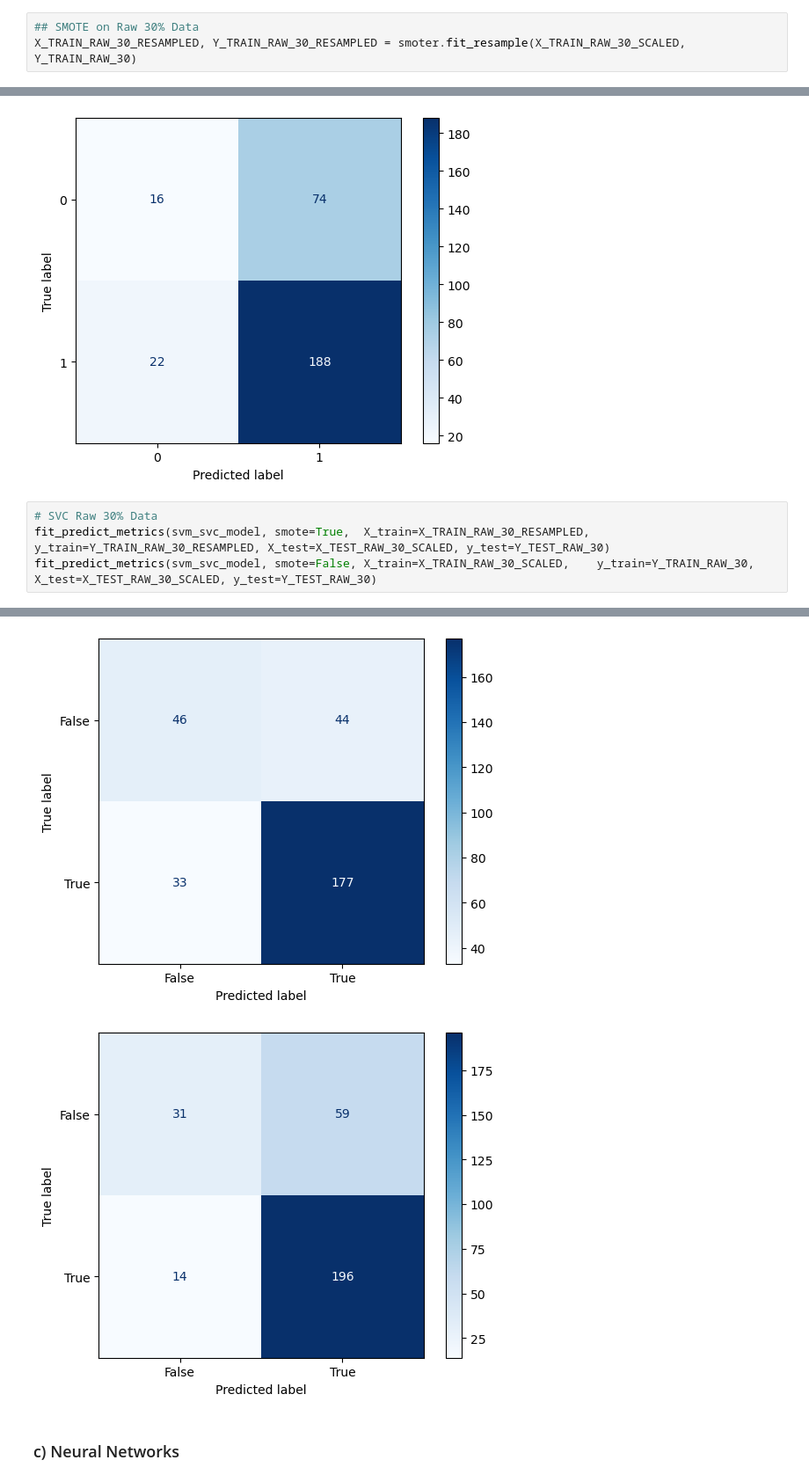
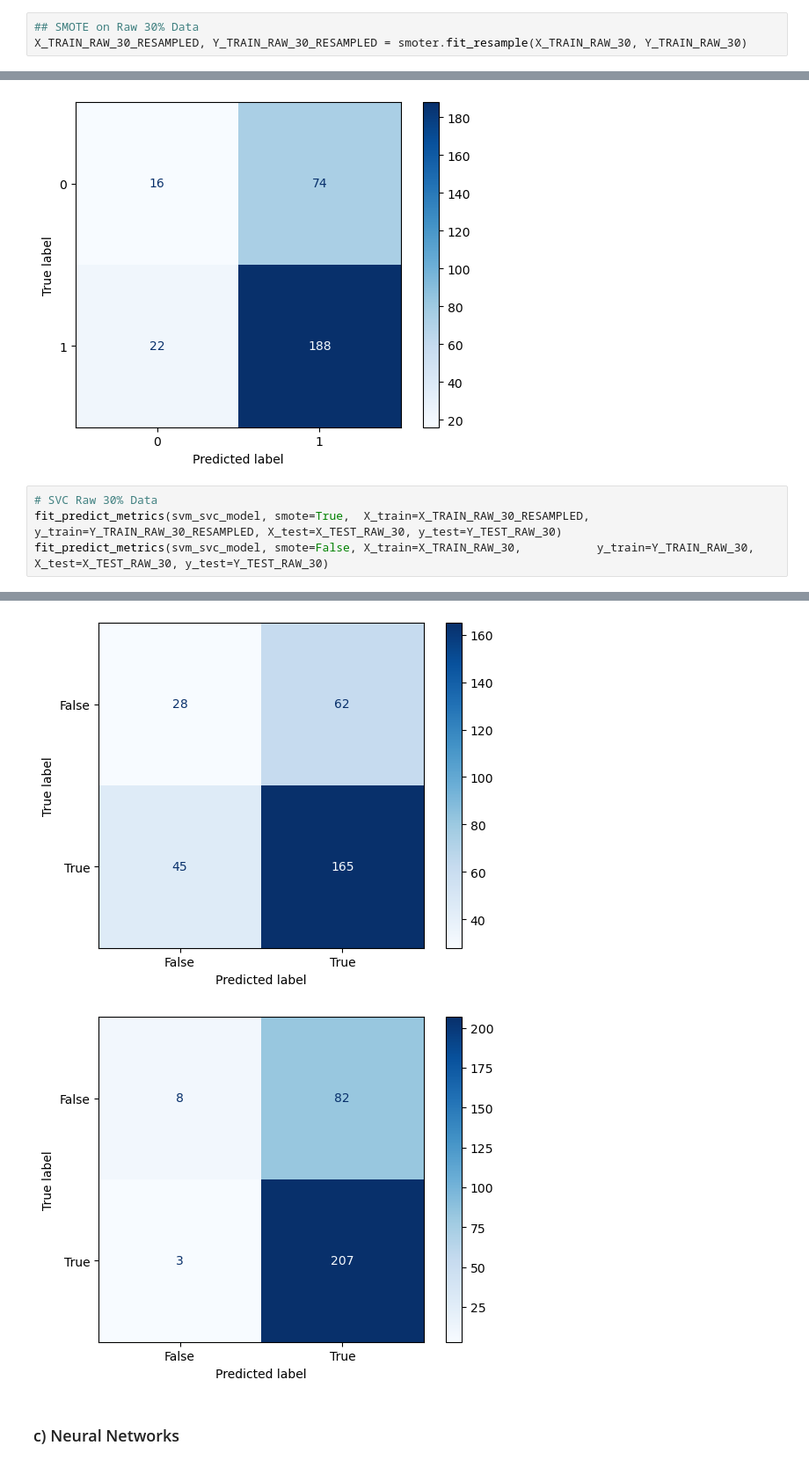
Before and after one commit to feed0/german-credit-data, a Jupyter notebook: python/src/2_fayaad_3_datamining_2_scale_sensitive_models.ipynb, the cells around one changed output, grey strips where cells are left out. Shown at 88% size. Cells and saved outputs as stored; diff of their text form.

```diff
--- a/python/src/2_fayaad_3_datamining_2_scale_sensitive_models.ipynb
+++ b/python/src/2_fayaad_3_datamining_2_scale_sensitive_models.ipynb
@@ -100,7 +102,7 @@ X_TRAIN_10_RESAMPLED, Y_TRAIN_10_RESAMPLED = smoter.fit_resample(X_TRAIN_10_SCAL
 X_TRAIN_30_RESAMPLED, Y_TRAIN_30_RESAMPLED = smoter.fit_resample(X_TRAIN_30_SCALED, Y_TRAIN_30)
 # %%
 ## SMOTE on Raw 30% Data
-X_TRAIN_RAW_30_RESAMPLED, Y_TRAIN_RAW_30_RESAMPLED = smoter.fit_resample(X_TRAIN_RAW_30_SCALED, Y_TRAIN_RAW_30)
+X_TRAIN_RAW_30_RESAMPLED, Y_TRAIN_RAW_30_RESAMPLED = smoter.fit_resample(X_TRAIN_RAW_30, Y_TRAIN_RAW_30)
 # %% [markdown]
 ## 2.3.3 Modeling
 
@@ -248,8 +266,8 @@ weighted avg       0.63      0.68      0.63       300
 [figure]
 # %%
 # SVC Raw 30% Data
-fit_predict_metrics(svm_svc_model, smote=True,  X_train=X_TRAIN_RAW_30_RESAMPLED, y_train=Y_TRAIN_RAW_30_RESAMPLED, X_test=X_TEST_RAW_30_SCALED, y_test=Y_TEST_RAW_30)
-fit_predict_metrics(svm_svc_model, smote=False, X_train=X_TRAIN_RAW_30_SCALED,    y_train=Y_TRAIN_RAW_30,           X_test=X_TEST_RAW_30_SCALED, y_test=Y_TEST_RAW_30)
+fit_predict_metrics(svm_svc_model, smote=True,  X_train=X_TRAIN_RAW_30_RESAMPLED, y_train=Y_TRAIN_RAW_30_RESAMPLED, X_test=X_TEST_RAW_30, y_test=Y_TEST_RAW_30)
+fit_predict_metrics(svm_svc_model, smote=False, X_train=X_TRAIN_RAW_30,           y_train=Y_TRAIN_RAW_30,           X_test=X_TEST_RAW_30, y_test=Y_TEST_RAW_30)
 # %% [output]
 --- SVC Results ---
         SMOTE applied: True
@@ -271,5 +289,5 @@ weighted avg       0.74      0.76      0.73       300
-[figure, old version]
+[figure, new version]
-[figure, old version]
+[figure, new version]
 # %% [markdown]
 ### c) Neural Networks
 # %%
```
Also changed, not shown: parts of 4 cells of this notebook.
